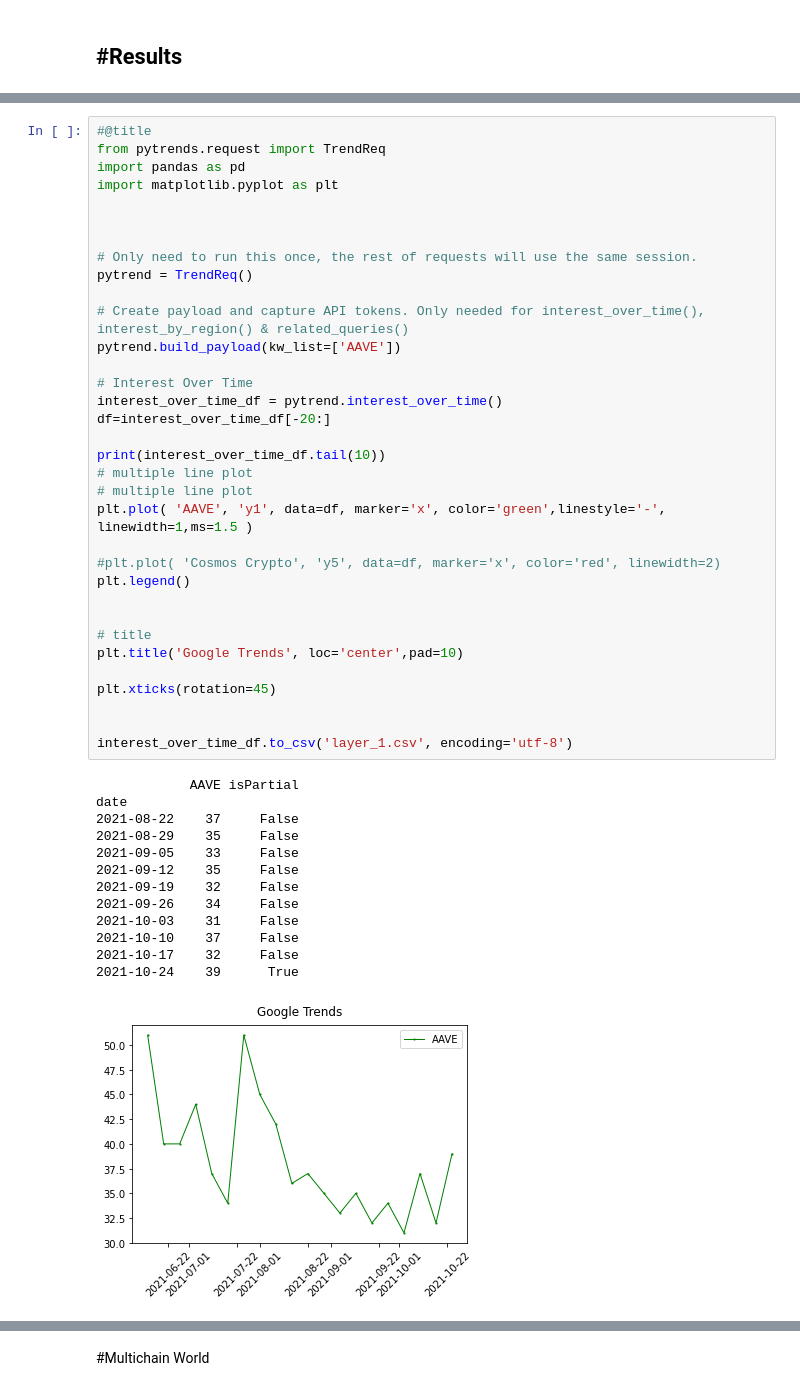
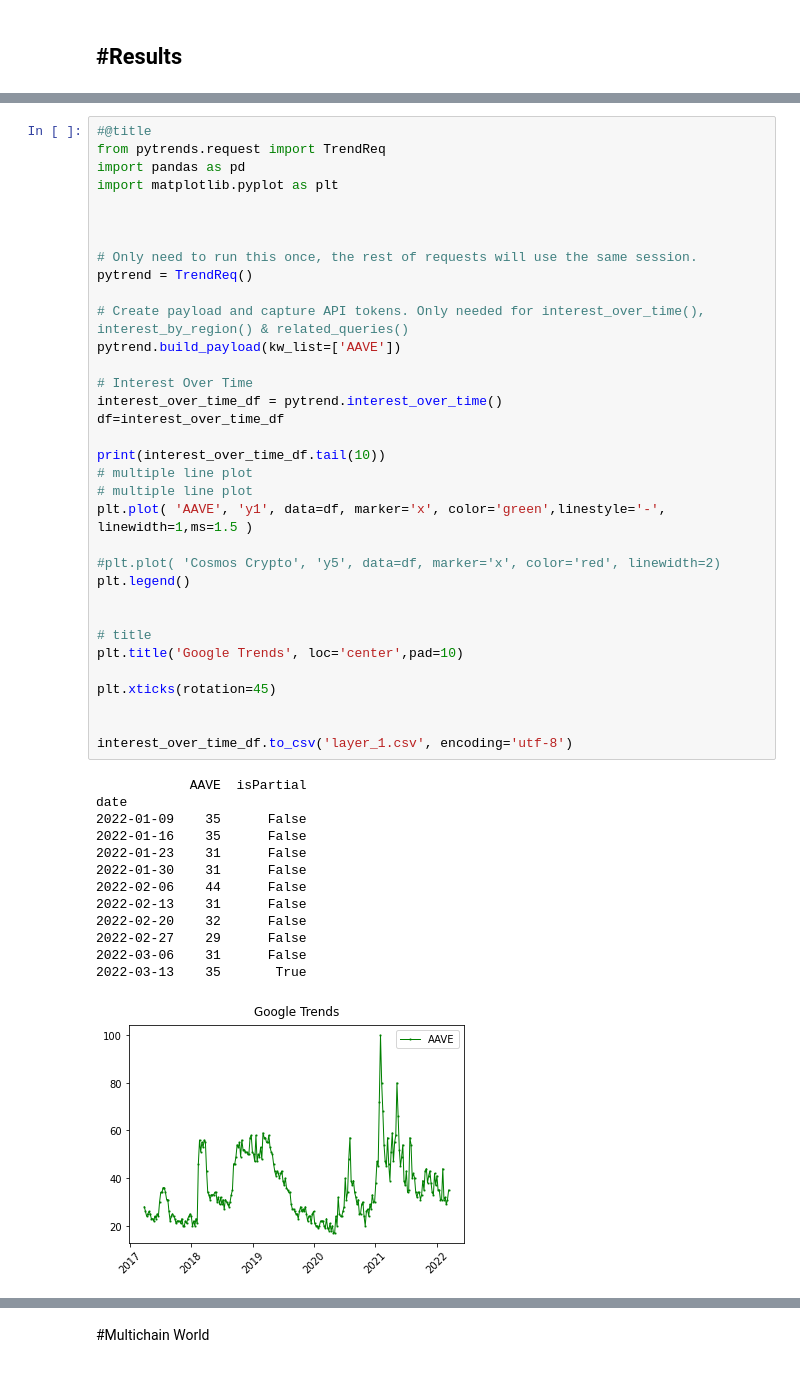
Before and after one commit to charlesdery/Google_trends, a Jupyter notebook: google_trends_viz.ipynb, the cells around one changed output, grey strips where cells are left out. Cells and saved outputs as stored; diff of their text form.

```diff
--- a/google_trends_viz.ipynb
+++ b/google_trends_viz.ipynb
@@ -205,43 +200,43 @@ import matplotlib.pyplot as plt
 
 
 
 # Only need to run this once, the rest of requests will use the same session.
 pytrend = TrendReq()
 
 # Create payload and capture API tokens. Only needed for interest_over_time(), interest_by_region() & related_queries()
 pytrend.build_payload(kw_list=['AAVE'])
 
 # Interest Over Time
 interest_over_time_df = pytrend.interest_over_time()
-df=interest_over_time_df[-20:]
+df=interest_over_time_df
 
 print(interest_over_time_df.tail(10))
 # multiple line plot
 # multiple line plot
 plt.plot( 'AAVE', 'y1', data=df, marker='x', color='green',linestyle='-', linewidth=1,ms=1.5 )
 
 #plt.plot( 'Cosmos Crypto', 'y5', data=df, marker='x', color='red', linewidth=2)
 plt.legend()
 
 
 # title
 plt.title('Google Trends', loc='center',pad=10)
 
 plt.xticks(rotation=45)
 
 
 interest_over_time_df.to_csv('layer_1.csv', encoding='utf-8')
 # %% [output]
-            AAVE isPartial
+            AAVE  isPartial
 date
-2021-08-22    37     False
-2021-08-29    35     False
-2021-09-05    33     False
-2021-09-12    35     False
-2021-09-19    32     False
-2021-09-26    34     False
-2021-10-03    31     False
-2021-10-10    37     False
-2021-10-17    32     False
-2021-10-24    39      True
+2022-01-09    35      False
+2022-01-16    35      False
+2022-01-23    31      False
+2022-01-30    31      False
+2022-02-06    44      False
+2022-02-13    31      False
+2022-02-20    32      False
+2022-02-27    29      False
+2022-03-06    31      False
+2022-03-13    35       True
-[figure, old version]
+[figure, new version]
```
Also changed, not shown: parts of 102 cells of this notebook.
